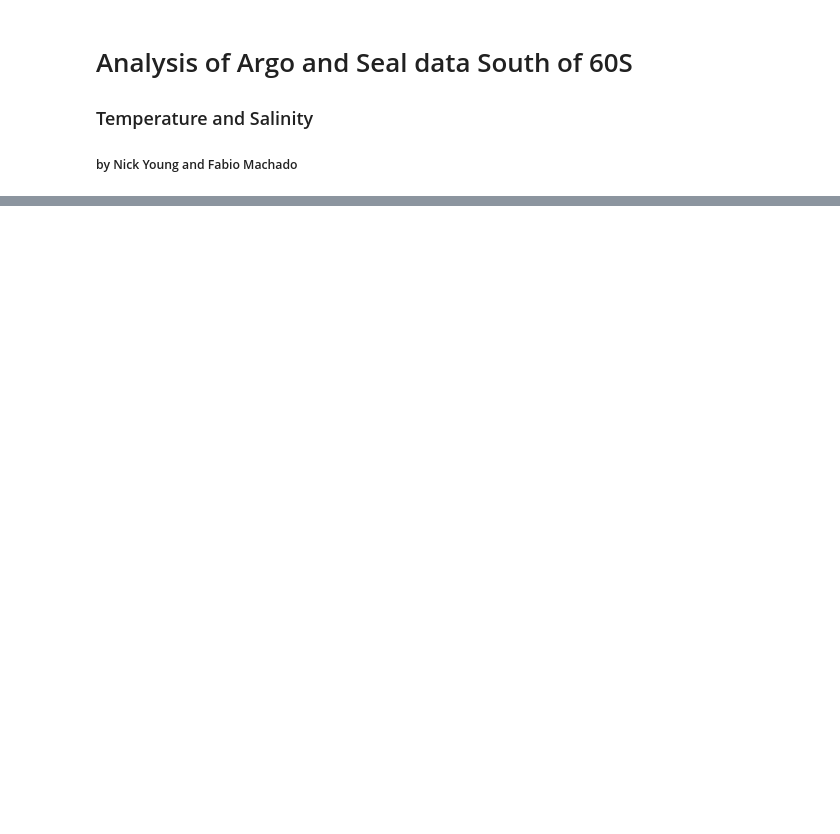
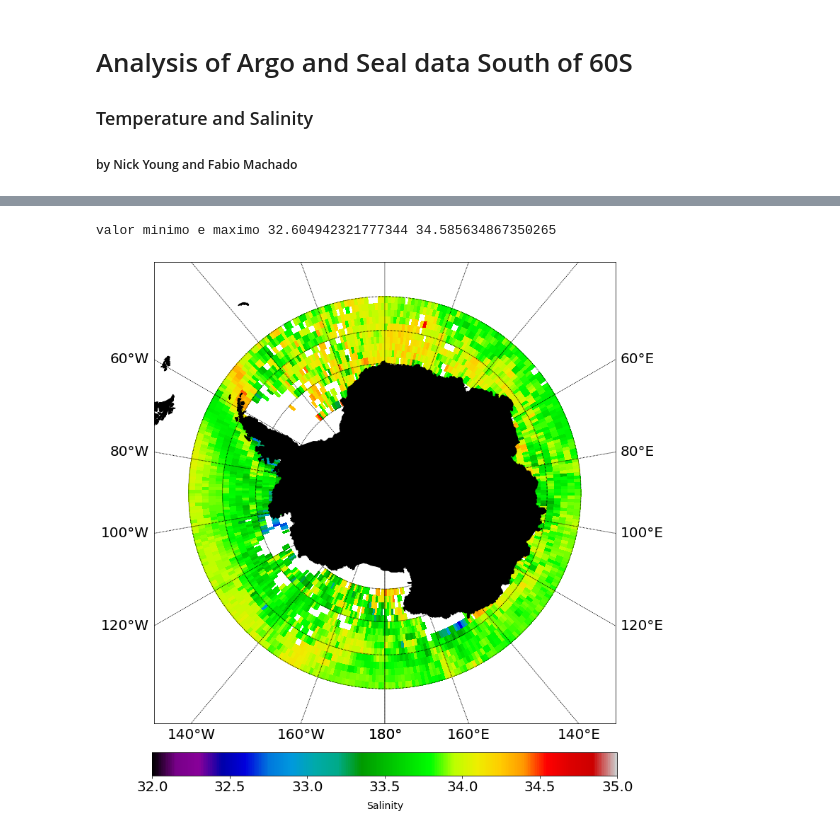
Before and after one commit to UoA-eResearch/argo, a Jupyter notebook: plot.ipynb, the cells around one changed output, grey strips where cells are left out. Saved outputs shown, nothing was run; the diff lists cells and outputs as text; code cells hidden in the pictures; blank space fills up the shorter version.

```diff
--- a/plot.ipynb
+++ b/plot.ipynb
@@ -832,17 +1094,23 @@ for db in dbars:
 # %%
 # Plot Climatological Salinity Field
-smin, smax = [33.8,35];
+smin, smax = [np.nanmin(combined_sal_grid_withdepth[:,:,db]),np.nanmax(combined_sal_grid_withdepth[:,:,db])]
+smin, smax = [np.floor(smin), np.ceil(smax)]
+
+#smin, smax = [33.8,35];
 for db in dbars:
     #Argo data\n0-10 decibar mean temperature for {}\nMean across all points = {}".format(calendar.month_abbr[month], argomean)
     #dbs = "{}-{} dbar".format(db*10, (db+1)*10)
     dbs = "between {}-{} dbar".format(db*10, (db+1)*10)
     #plot_grid(argo_sal_grid_withdepth[:,:,db], title=a_title + "\n" + msf + dbs , cbtitle="Salinity", resolution=resolution, vmin=smin, vmax=smax)
     #plot_grid(seal_sal_grid_withdepth[:,:,db], title=s_title + "\n" + msf + dbs , cbtitle="Salinity", resolution=resolution, vmin=smin, vmax=smax)
     #plot_grid(combined_sal_grid_withdepth[:,:,db], title=comb_title + "\n" + msf + dbs , cbtitle="Salinity", resolution=resolution, vmin=smin, vmax=smax)
     #interp = interp_nans(combined_sal_grid_withdepth[:,:,db])
     #plot_grid(interp, title=interp_title + "\n" + msf + dbs, cbtitle="Salinity", resolution=resolution, vmin=smin, vmax=smax)
     print("valor minimo e maximo", np.nanmin(combined_sal_grid_withdepth[:,:,db]),np.nanmax(combined_sal_grid_withdepth[:,:,db]))
     plot_grid(combined_sal_grid_withdepth[:,:,db], cbtitle="Salinity", resolution=resolution, vmin=smin, vmax=smax)
+# %% [output]
+valor minimo e maximo 32.604942321777344 34.585634867350265
+[figure, added]
 # %%
 fig = plt.figure(figsize=(15,15))
 m = Basemap(projection='spstere',boundinglat=-55,lon_0=180,resolution='l')
```
Also changed, not shown: parts of 36 cells of this notebook.
